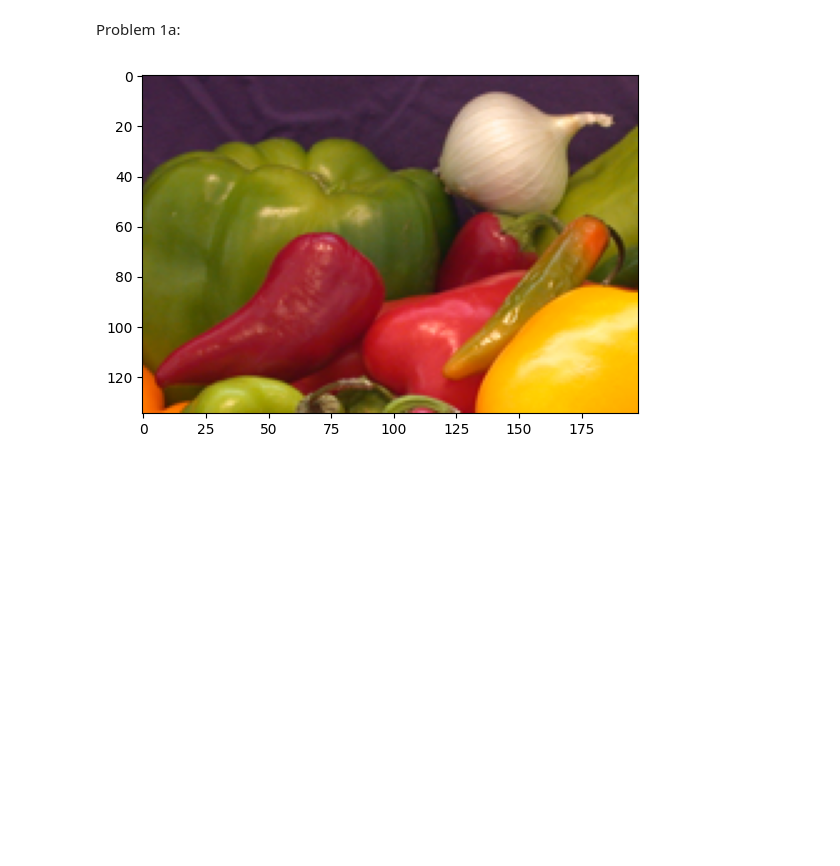
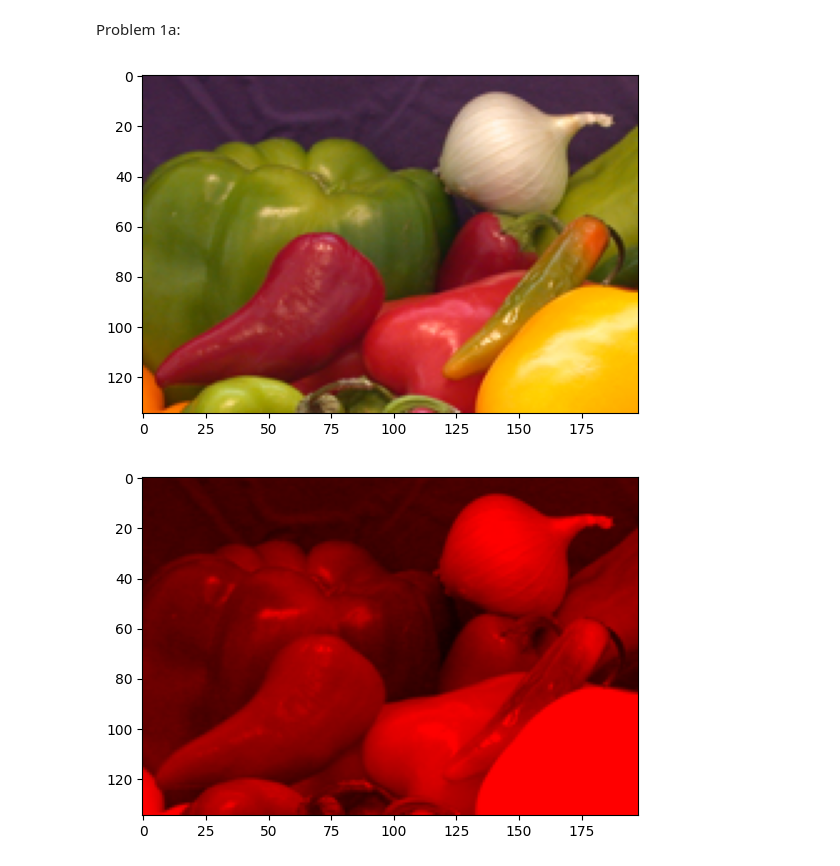
Before and after one commit to NMakarov97/ECE-GY-6123, a Jupyter notebook: HW1/ECE-6123 HW1.ipynb, the cells around one changed output. Drawn from its saved outputs; the diff is of its cells as text; code cells hidden in the pictures; blank space fills up the shorter version.

Commit message:
Add section to display R channel only

```diff
--- a/HW1/ECE-6123 HW1.ipynb
+++ b/HW1/ECE-6123 HW1.ipynb
@@ -8,18 +8,26 @@ Problem 1a:
 # %%
 from PIL import Image
 import numpy as np
 %matplotlib inline
 from matplotlib import pyplot as plt
 
 # Load color image
 img = Image.open('onion.png')
 img.load()
 RGB_data = np.asarray(img) # This image has 24 bit depth (8x3)
 
 # Create image for RGB
+plt.figure()
 plt.imshow(RGB_data)
+
+# Create image for R channel
+R_data = np.zeros_like(RGB_data) # Initialize array of zeros
+R_data[:,:,0] = RGB_data[:,:,0] # Fill R channel only
+plt.figure()
+plt.imshow(R_data)
 
 # Display all images
 plt.show()
 # %% [output]
 [figure]
+[figure, added]
```
